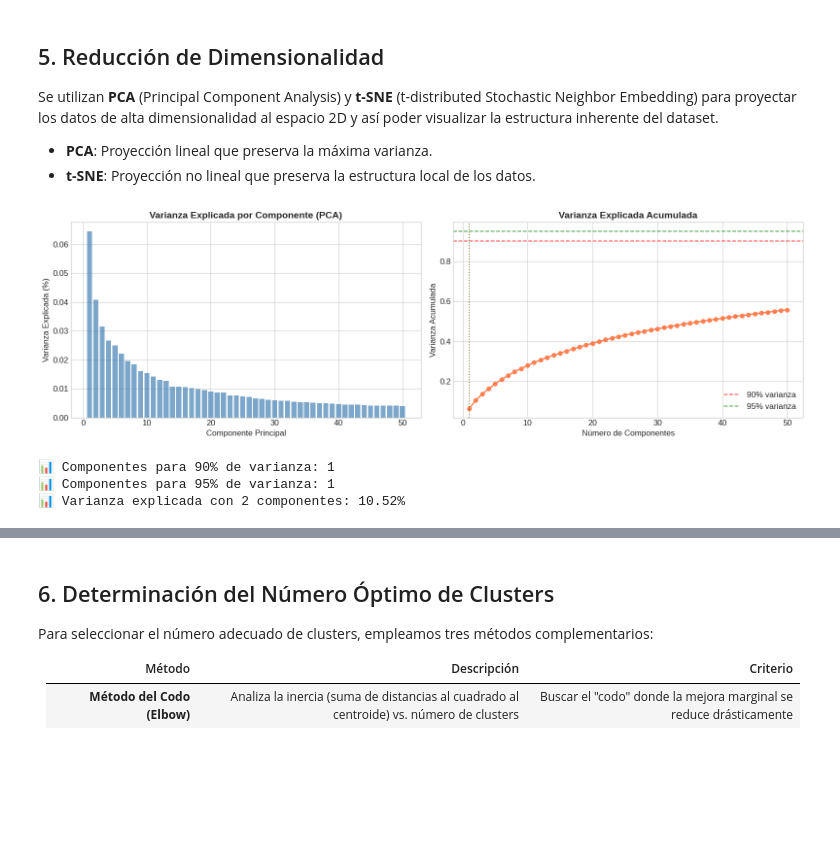
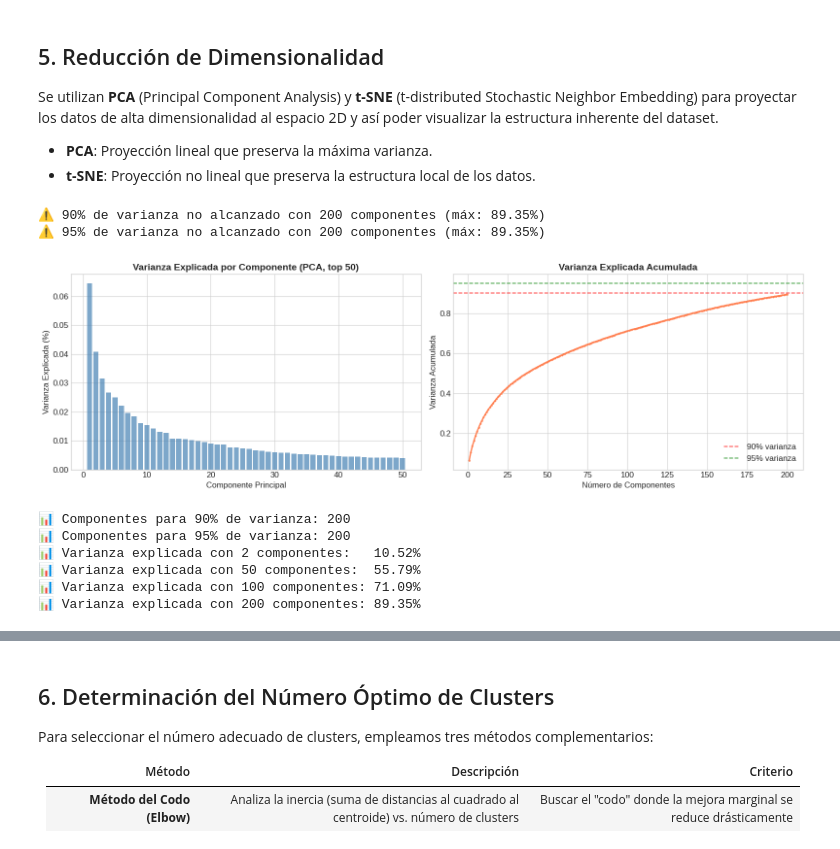
Before and after one commit to Juan-Velo/Machine_Learning_p3, a Jupyter notebook: machine_p3.ipynb, the cells around one changed output, grey strips where cells are left out. Cells and saved outputs as stored; diff of their text form; code cells hidden in the pictures; blank space fills up the shorter version.

```diff
--- a/machine_p3.ipynb
+++ b/machine_p3.ipynb
@@ -404,47 +435,74 @@ Se utilizan **PCA** (Principal Component Analysis) y **t-SNE** (t-distributed St
 # %%
 # ============================================================
 # 5.1 PCA — ANÁLISIS DE COMPONENTES PRINCIPALES
 # ============================================================
 
-# PCA completo para analizar varianza explicada
-pca_full = PCA(n_components=50, random_state=42)
-X_pca_50 = pca_full.fit_transform(X_scaled)
+# PCA con suficientes componentes para analizar varianza explicada
+# Con StandardScaler, la varianza se distribuye uniformemente entre features,
+# por lo que se necesitan más componentes para capturar un alto % de varianza.
+n_pca_analysis = min(200, X_scaled.shape[1])
+pca_full = PCA(n_components=n_pca_analysis, random_state=42)
+X_pca_full = pca_full.fit_transform(X_scaled)
 
 # Varianza explicada acumulada
 cumulative_variance = np.cumsum(pca_full.explained_variance_ratio_)
 
 fig, axes = plt.subplots(1, 2, figsize=(16, 5))
 
-# Varianza explicada por componente
-axes[0].bar(range(1, 51), pca_full.explained_variance_ratio_, color='steelblue', alpha=0.7)
-axes[0].set_title('Varianza Explicada por Componente (PCA)', fontweight='bold')
+# Varianza explicada por componente (mostrar primeros 50)
+axes[0].bar(range(1, 51), pca_full.explained_variance_ratio_[:50], color='steelblue', alpha=0.7)
+axes[0].set_title('Varianza Explicada por Componente (PCA, top 50)', fontweight='bold')
 axes[0].set_xlabel('Componente Principal')
 axes[0].set_ylabel('Varianza Explicada (%)')
 
-# Varianza acumulada
-axes[1].plot(range(1, 51), cumulative_variance, 'o-', color='coral', linewidth=2)
+# Varianza acumulada (todos los componentes analizados)
+axes[1].plot(range(1, n_pca_analysis + 1), cumulative_variance, 'o-', color='coral',
+             linewidth=2, markersize=2)
 axes[1].axhline(y=0.90, color='red', linestyle='--', alpha=0.7, label='90% varianza')
 axes[1].axhline(y=0.95, color='green', linestyle='--', alpha=0.7, label='95% varianza')
-n_90 = np.argmax(cumulative_variance >= 0.90) + 1
-n_95 = np.argmax(cumulative_variance >= 0.95) + 1
-axes[1].axvline(x=n_90, color='red', linestyle=':', alpha=0.5)
-axes[1].axvline(x=n_95, color='green', linestyle=':', alpha=0.5)
+
+# Calcular n_90 y n_95 con manejo correcto de edge cases
+if np.any(cumulative_variance >= 0.90):
+    n_90 = np.argmax(cumulative_variance >= 0.90) + 1
+    axes[1].axvline(x=n_90, color='red', linestyle=':', alpha=0.5)
+else:
+    n_90 = n_pca_analysis  # No se alcanza con los componentes analizados
+    print(f"⚠️ 90% de varianza no alcanzado con {n_pca_analysis} componentes (máx: {cumulative_variance[-1]:.2%})")
+
+if np.any(cumulative_variance >= 0.95):
+    n_95 = np.argmax(cumulative_variance >= 0.95) + 1
+    axes[1].axvline(x=n_95, color='green', linestyle=':', alpha=0.5)
+else:
+    n_95 = n_pca_analysis
+    print(f"⚠️ 95% de varianza no alcanzado con {n_pca_analysis} componentes (máx: {cumulative_variance[-1]:.2%})")
+
 axes[1].set_title('Varianza Explicada Acumulada', fontweight='bold')
 axes[1].set_xlabel('Número de Componentes')
 axes[1].set_ylabel('Varianza Acumulada')
 axes[1].legend()
 
 plt.tight_layout()
 plt.show()
 
 print(f"📊 Componentes para 90% de varianza: {n_90}")
 print(f"📊 Componentes para 95% de varianza: {n_95}")
-print(f"📊 Varianza explicada con 2 componentes: {cumulative_variance[1]:.2%}")
+print(f"📊 Varianza explicada con 2 componentes:   {cumulative_variance[1]:.2%}")
+print(f"📊 Varianza explicada con 50 componentes:  {cumulative_variance[49]:.2%}")
+print(f"📊 Varianza explicada con 100 componentes: {cumulative_variance[99]:.2%}")
+print(f"📊 Varianza explicada con 200 componentes: {cumulative_variance[-1]:.2%}")
+
+# Guardar también las primeras 50 componentes para t-SNE
+X_pca_50 = X_pca_full[:, :50]
 # %% [output]
+⚠️ 90% de varianza no alcanzado con 200 componentes (máx: 89.35%)
+⚠️ 95% de varianza no alcanzado con 200 componentes (máx: 89.35%)
-[figure, old version]
+[figure, new version]
-📊 Componentes para 90% de varianza: 1
-📊 Componentes para 95% de varianza: 1
-📊 Varianza explicada con 2 componentes: 10.52%
+📊 Componentes para 90% de varianza: 200
+📊 Componentes para 95% de varianza: 200
+📊 Varianza explicada con 2 componentes:   10.52%
+📊 Varianza explicada con 50 componentes:  55.79%
+📊 Varianza explicada con 100 componentes: 71.09%
+📊 Varianza explicada con 200 componentes: 89.35%
 # %%
 # ============================================================
 # 5.2 VISUALIZACIÓN PCA 2D
```
Also changed, not shown: parts of 19 cells of this notebook, 2 other files.
